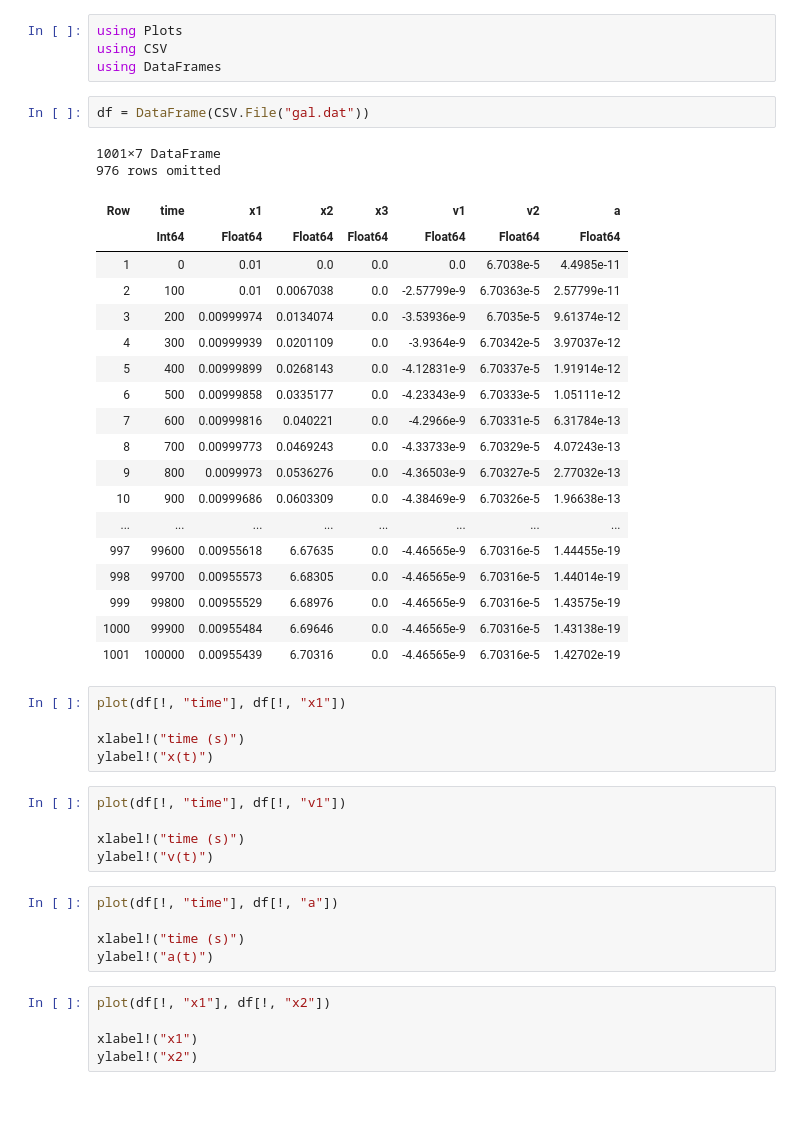
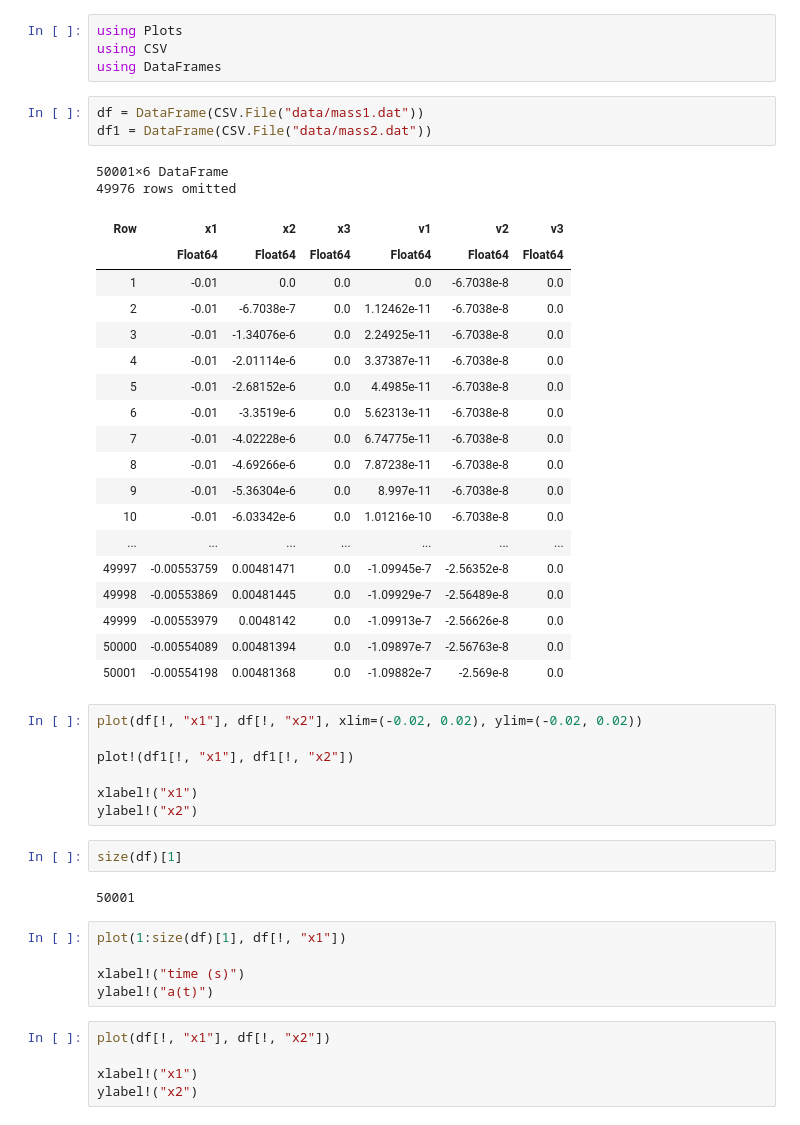
Before and after one commit to aeyobd/GalaxySim, a Jupyter notebook: plot_gal.ipynb, the cells around one changed output. Saved outputs shown, nothing was run; the diff lists cells and outputs as text.

```diff
--- a/plot_gal.ipynb
+++ b/plot_gal.ipynb
@@ -3,43 +3,45 @@ using Plots
 using CSV
 using DataFrames
 # %%
-df = DataFrame(CSV.File("gal.dat"))
+df = DataFrame(CSV.File("data/mass1.dat"))
+df1 = DataFrame(CSV.File("data/mass2.dat"))
 # %% [output]
-1001×7 DataFrame
-976 rows omitted
+50001×6 DataFrame
+49976 rows omitted
-| Row | time | x1 | x2 | x3 | v1 | v2 | a |
-|  | Int64 | Float64 | Float64 | Float64 | Float64 | Float64 | Float64 |
-| 1 | 0 | 0.01 | 0.0 | 0.0 | 0.0 | 6.7038e-5 | 4.4985e-11 |
-| 2 | 100 | 0.01 | 0.0067038 | 0.0 | -2.57799e-9 | 6.70363e-5 | 2.57799e-11 |
-| 3 | 200 | 0.00999974 | 0.0134074 | 0.0 | -3.53936e-9 | 6.7035e-5 | 9.61374e-12 |
-| 4 | 300 | 0.00999939 | 0.0201109 | 0.0 | -3.9364e-9 | 6.70342e-5 | 3.97037e-12 |
-| 5 | 400 | 0.00999899 | 0.0268143 | 0.0 | -4.12831e-9 | 6.70337e-5 | 1.91914e-12 |
-| 6 | 500 | 0.00999858 | 0.0335177 | 0.0 | -4.23343e-9 | 6.70333e-5 | 1.05111e-12 |
-| 7 | 600 | 0.00999816 | 0.040221 | 0.0 | -4.2966e-9 | 6.70331e-5 | 6.31784e-13 |
-| 8 | 700 | 0.00999773 | 0.0469243 | 0.0 | -4.33733e-9 | 6.70329e-5 | 4.07243e-13 |
-| 9 | 800 | 0.0099973 | 0.0536276 | 0.0 | -4.36503e-9 | 6.70327e-5 | 2.77032e-13 |
-| 10 | 900 | 0.00999686 | 0.0603309 | 0.0 | -4.38469e-9 | 6.70326e-5 | 1.96638e-13 |
-| ... | ... | ... | ... | ... | ... | ... | ... |
-| 997 | 99600 | 0.00955618 | 6.67635 | 0.0 | -4.46565e-9 | 6.70316e-5 | 1.44455e-19 |
-| 998 | 99700 | 0.00955573 | 6.68305 | 0.0 | -4.46565e-9 | 6.70316e-5 | 1.44014e-19 |
-| 999 | 99800 | 0.00955529 | 6.68976 | 0.0 | -4.46565e-9 | 6.70316e-5 | 1.43575e-19 |
-| 1000 | 99900 | 0.00955484 | 6.69646 | 0.0 | -4.46565e-9 | 6.70316e-5 | 1.43138e-19 |
-| 1001 | 100000 | 0.00955439 | 6.70316 | 0.0 | -4.46565e-9 | 6.70316e-5 | 1.42702e-19 |
+| Row | x1 | x2 | x3 | v1 | v2 | v3 |
+|  | Float64 | Float64 | Float64 | Float64 | Float64 | Float64 |
+| 1 | -0.01 | 0.0 | 0.0 | 0.0 | -6.7038e-8 | 0.0 |
+| 2 | -0.01 | -6.7038e-7 | 0.0 | 1.12462e-11 | -6.7038e-8 | 0.0 |
+| 3 | -0.01 | -1.34076e-6 | 0.0 | 2.24925e-11 | -6.7038e-8 | 0.0 |
+| 4 | -0.01 | -2.01114e-6 | 0.0 | 3.37387e-11 | -6.7038e-8 | 0.0 |
+| 5 | -0.01 | -2.68152e-6 | 0.0 | 4.4985e-11 | -6.7038e-8 | 0.0 |
+| 6 | -0.01 | -3.3519e-6 | 0.0 | 5.62313e-11 | -6.7038e-8 | 0.0 |
+| 7 | -0.01 | -4.02228e-6 | 0.0 | 6.74775e-11 | -6.7038e-8 | 0.0 |
+| 8 | -0.01 | -4.69266e-6 | 0.0 | 7.87238e-11 | -6.7038e-8 | 0.0 |
+| 9 | -0.01 | -5.36304e-6 | 0.0 | 8.997e-11 | -6.7038e-8 | 0.0 |
+| 10 | -0.01 | -6.03342e-6 | 0.0 | 1.01216e-10 | -6.7038e-8 | 0.0 |
+| ... | ... | ... | ... | ... | ... | ... |
+| 49997 | -0.00553759 | 0.00481471 | 0.0 | -1.09945e-7 | -2.56352e-8 | 0.0 |
+| 49998 | -0.00553869 | 0.00481445 | 0.0 | -1.09929e-7 | -2.56489e-8 | 0.0 |
+| 49999 | -0.00553979 | 0.0048142 | 0.0 | -1.09913e-7 | -2.56626e-8 | 0.0 |
+| 50000 | -0.00554089 | 0.00481394 | 0.0 | -1.09897e-7 | -2.56763e-8 | 0.0 |
+| 50001 | -0.00554198 | 0.00481368 | 0.0 | -1.09882e-7 | -2.569e-8 | 0.0 |
 # %%
-plot(df[!, "time"], df[!, "x1"])
+plot(df[!, "x1"], df[!, "x2"], xlim=(-0.02, 0.02), ylim=(-0.02, 0.02))
 
-xlabel!("time (s)")
-ylabel!("x(t)")
+plot!(df1[!, "x1"], df1[!, "x2"])
+
+xlabel!("x1")
+ylabel!("x2")
-# %%
-plot(df[!, "time"], df[!, "v1"])
-
-xlabel!("time (s)")
-ylabel!("v(t)")
-# %%
-plot(df[!, "time"], df[!, "a"])
-
-xlabel!("time (s)")
-ylabel!("a(t)")
+# %%
+size(df)[1]
+# %% [output]
+50001
+# %%
+plot(1:size(df)[1], df[!, "x1"])
+
+xlabel!("time (s)")
+ylabel!("a(t)")
 # %%
 plot(df[!, "x1"], df[!, "x2"])
 
```
Also changed, not shown: 2 other files.
